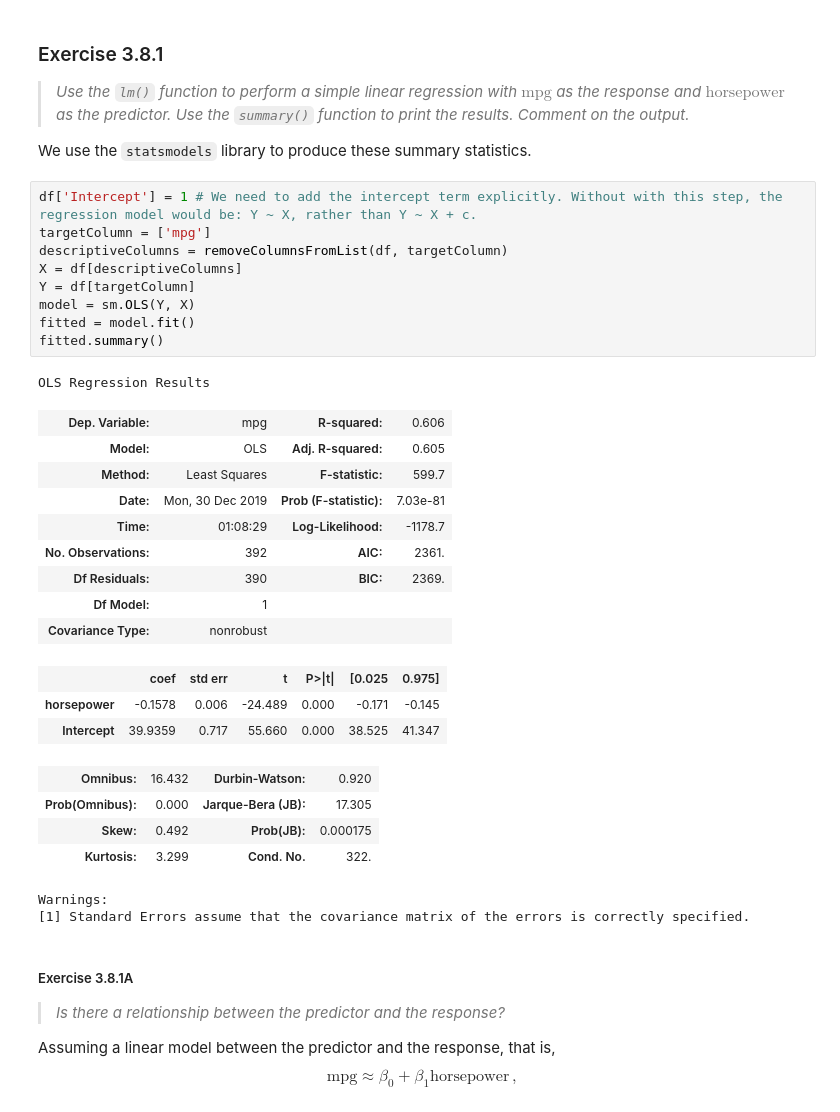
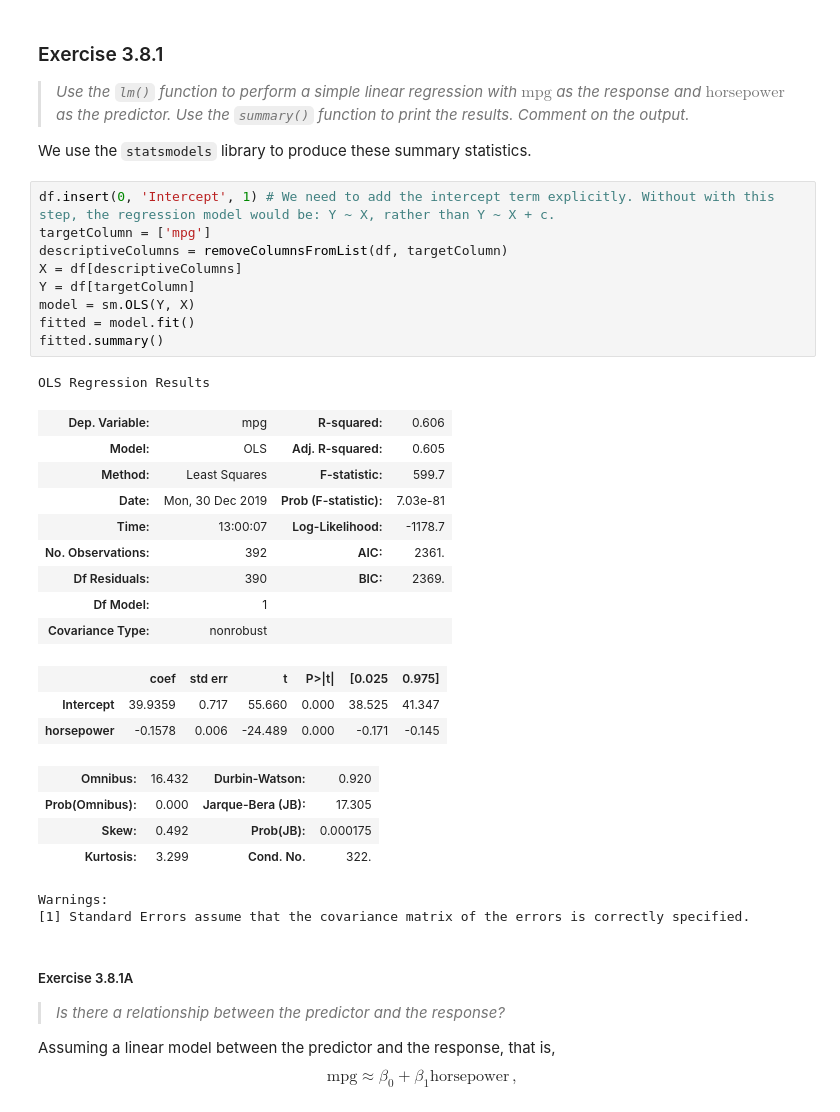
Before and after one commit to HerrBroekman/Python-solutions-for-An-Introduction-to-Statistical-Learning, a Jupyter notebook: Chapter3/Exercise8/3_8.ipynb, the cells around one changed output. Saved outputs shown, nothing was run; the diff lists cells and outputs as text.

```diff
--- a/Chapter3/Exercise8/3_8.ipynb
+++ b/Chapter3/Exercise8/3_8.ipynb
@@ -101,28 +100,28 @@ _ = pd.plotting.scatter_matrix(df, figsize=(6, 6))
 
 <p>We use the <code>statsmodels</code> library to produce these summary statistics.</p>
 # %%
-df['Intercept'] = 1 # We need to add the intercept term explicitly. Without with this step, the regression model would be: Y ~ X, rather than Y ~ X + c.
+df.insert(0, 'Intercept', 1) # We need to add the intercept term explicitly. Without with this step, the regression model would be: Y ~ X, rather than Y ~ X + c.
 targetColumn = ['mpg']
 descriptiveColumns = removeColumnsFromList(df, targetColumn)
 X = df[descriptiveColumns]
 Y = df[targetColumn]
 model = sm.OLS(Y, X)
 fitted = model.fit()
 fitted.summary()
 # %% [output]
 OLS Regression Results
 | Dep. Variable: | mpg | R-squared: | 0.606 |
 | Model: | OLS | Adj. R-squared: | 0.605 |
 | Method: | Least Squares | F-statistic: | 599.7 |
 | Date: | Mon, 30 Dec 2019 | Prob (F-statistic): | 7.03e-81 |
-| Time: | 01:08:29 | Log-Likelihood: | -1178.7 |
+| Time: | 13:00:07 | Log-Likelihood: | -1178.7 |
 | No. Observations: | 392 | AIC: | 2361. |
 | Df Residuals: | 390 | BIC: | 2369. |
 | Df Model: | 1 |  |  |
 | Covariance Type: | nonrobust |  |  |
 |  | coef | std err | t | P>|t| | [0.025 | 0.975] |
+| Intercept | 39.9359 | 0.717 | 55.660 | 0.000 | 38.525 | 41.347 |
 | horsepower | -0.1578 | 0.006 | -24.489 | 0.000 | -0.171 | -0.145 |
-| Intercept | 39.9359 | 0.717 | 55.660 | 0.000 | 38.525 | 41.347 |
 | Omnibus: | 16.432 | Durbin-Watson: | 0.920 |
 | Prob(Omnibus): | 0.000 | Jarque-Bera (JB): | 17.305 |
 | Skew: | 0.492 | Prob(JB): | 0.000175 |
```
Also changed, not shown: parts of 5 cells of this notebook, 3 other files.
